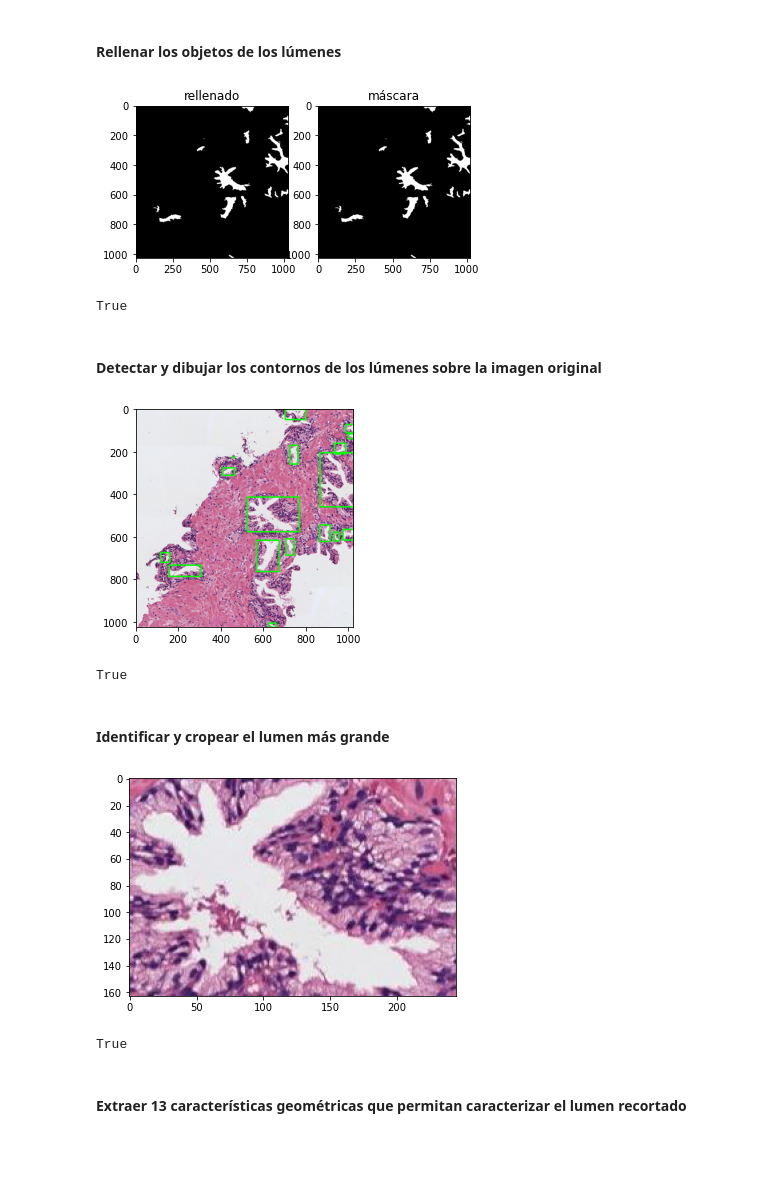
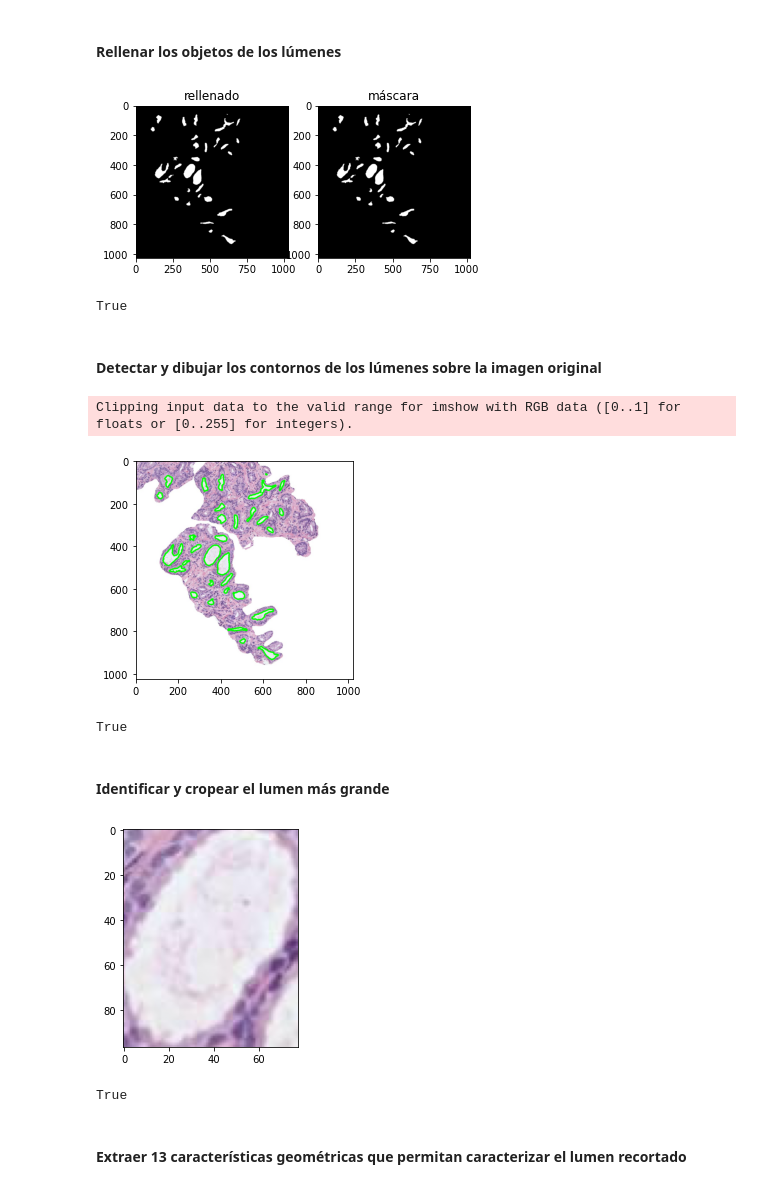
Before and after one commit to MauGutierrez/Master-AI, a Jupyter notebook: Aprendizaje Supervisado/Actividad Portafolio/Actividad_Portfolio(1).ipynb, the cells around one changed output. Drawn from its saved outputs; the diff is of its cells as text; code cells hidden in the pictures; blank space fills up the shorter version.

```diff
--- a/Aprendizaje Supervisado/Actividad Portafolio/Actividad_Portfolio(1).ipynb
+++ b/Aprendizaje Supervisado/Actividad Portafolio/Actividad_Portfolio(1).ipynb
@@ -10,9 +10,9 @@ import numpy as np
 import os
 from skimage import io
 
-img = io.imread('img/histo_1.jpg')
-# img = io.imread('img/histo_2.jpg')
+# img_rgb = io.imread('img/histo_1.jpg')/255
+img_rgb = io.imread('img/histo_2.jpg')/255
 
-plt.imshow(img)
+plt.imshow(img_rgb)
 plt.show()
 # %% [output]
@@ -24,21 +24,21 @@ plt.show()
 # 2) Visualiza la imagen con la librería de matplotlib.
 # 3) Guarda la imagen Magenta con cv2.imwrite con el nombre "1_imagen_magenta.png"
 
-img_rgb = cv2.imread('img/histo_1.jpg')
-# img_rgb = cv2.imread('img/histo_2.jpg')
-rgb = img_rgb.astype('uint8')/255
+# img_rgb = cv2.imread('img/histo_1.jpg')
+# # img_rgb = cv2.imread('img/histo_2.jpg')
+# rgb = img_rgb.astype('uint8')/255
 
 with np.errstate(invalid='ignore', divide='ignore'):
-    K = 1 - np.max(rgb, axis=2)
-    C = (1-rgb[...,2] - K)/(1-K)
-    M = (1-rgb[...,1] - K)/(1-K)
-    Y = (1-rgb[...,0] - K)/(1-K)
+    K = 1 - np.max(img_rgb, axis=2)
+    C = (1-img_rgb[...,2] - K)/(1-K)
+    M = (1-img_rgb[...,1] - K)/(1-K)
+    Y = (1-img_rgb[...,0] - K)/(1-K)
 
 CMYK = (np.dstack((C,M,Y,K)))
 C,M,Y,K = cv2.split(CMYK)
 fig, ax = plt.subplots(1,2)
 
-ax[0].imshow(img, cmap='gray'), ax[0].set_title('original')
+ax[0].imshow(img_rgb, cmap='gray'), ax[0].set_title('original')
 ax[1].imshow(M, cmap='gray'), ax[1].set_title('Magenta')
 plt.show()
 cv2.imwrite('img' + os.sep + '1_imagen_magenta.png', M*255)
@@ -135,7 +135,7 @@ ax[1].imshow(mask_5, cmap='gray'), ax[1].set_title('máscara')
 plt.show()
 cv2.imwrite('img' + os.sep + '5_mascara_final.png', mask_5*255)
 # %% [output]
-[figure, old version]
+[figure, new version]
 True
 # %% [markdown]
 #### Detectar y dibujar los contornos de los lúmenes sobre la imagen original
@@ -150,58 +150,54 @@ from skimage.measure import regionprops
 from skimage.morphology import convex_hull_image
 
 lab, num = label(mask_5, return_num=True)
-# print(f'numero de objetos: {num}')
-v, c = np.unique(lab, return_counts=True)
-# print(f'posibles valores de intensidad: {v}')
 
-imagen = img.copy()
+imagen = img_rgb.copy()
 for i in range(1, num+1):
     objeto = lab == i
     objeto = objeto.astype('uint8')
-
-    prop = regionprops(objeto)
-    bbox = prop[0].bbox
-    imagen = cv2.rectangle(imagen, (bbox[1], bbox[0]), (bbox[3], bbox[2]), (0, 255, 0), 5)
+    conts, _ = cv2.findContours(objeto, cv2.RETR_TREE, cv2.CHAIN_APPROX_SIMPLE) # Encontramos los contornos en una máscara
+    imagen = cv2.drawContours(imagen.copy(), conts, -1, (0, 255, 0), 5) # Dibujamos los contornos
 
 plt.imshow(imagen, cmap='gray')
 plt.show()
-cv2.imwrite('img' + os.sep + '6_imagen_superpuesta.png', imagen)
+cv2.imwrite('img' + os.sep + '6_imagen_superpuesta.png', imagen*255)
 # %% [output]
+Clipping input data to the valid range for imshow with RGB data ([0..1] for floats or [0..255] for integers).
-[figure, old version]
+[figure, new version]
-True
+True
 # %% [markdown]
 #### Identificar y cropear el lumen más grande
 # %%
 # 1) Convierte la máscara de lúmenes en una imagen de etiquetas utilizando la librería skimage.measure
 # 2) Calcula el área de cada uno de los lúmenes
 # 3) Obtén una máscara del lumen de mayor área
 # 4) Haz un crop (recorte) del lumen de mayor área utilizando las coordenadas de la bounding box
 # 5) Visualiza la máscara recortada del lumen
 # 6) Guarda la imagen multiplicándola por 255 con el nombre "7_crop_image.png"
 
 new_lab, new_num = label(mask_5, return_num=True)
 
 area = []
 max_area = 0
 max_area_index = 0
 
 for i in range(1, new_num+1):
     objeto = new_lab == i
     prop = regionprops(objeto.astype(np.uint8))
     area.append(prop[0].area)
     if prop[0].area > max_area:
         max_area = prop[0].area
         max_area_image = objeto
 
 new_objeto = max_area_image
 prop = regionprops(new_objeto.astype(np.uint8))
 bbox = prop[0].bbox
-new_image = img[bbox[0]:bbox[2], bbox[1]:bbox[3]]
+new_image = img_rgb[bbox[0]:bbox[2], bbox[1]:bbox[3]]
 plt.imshow(new_image, cmap='gray')
 plt.show()
-cv2.imwrite('img' + os.sep + '7_crop_image.png', new_image)
+cv2.imwrite('img' + os.sep + '7_crop_image.png', new_image*255)
 # %% [output]
-[figure, old version]
+[figure, new version]
 True
 # %% [markdown]
 #### Extraer 13 características geométricas que permitan caracterizar el lumen recortado
```
Also changed, not shown: parts of 6 cells of this notebook, 8 other files.
